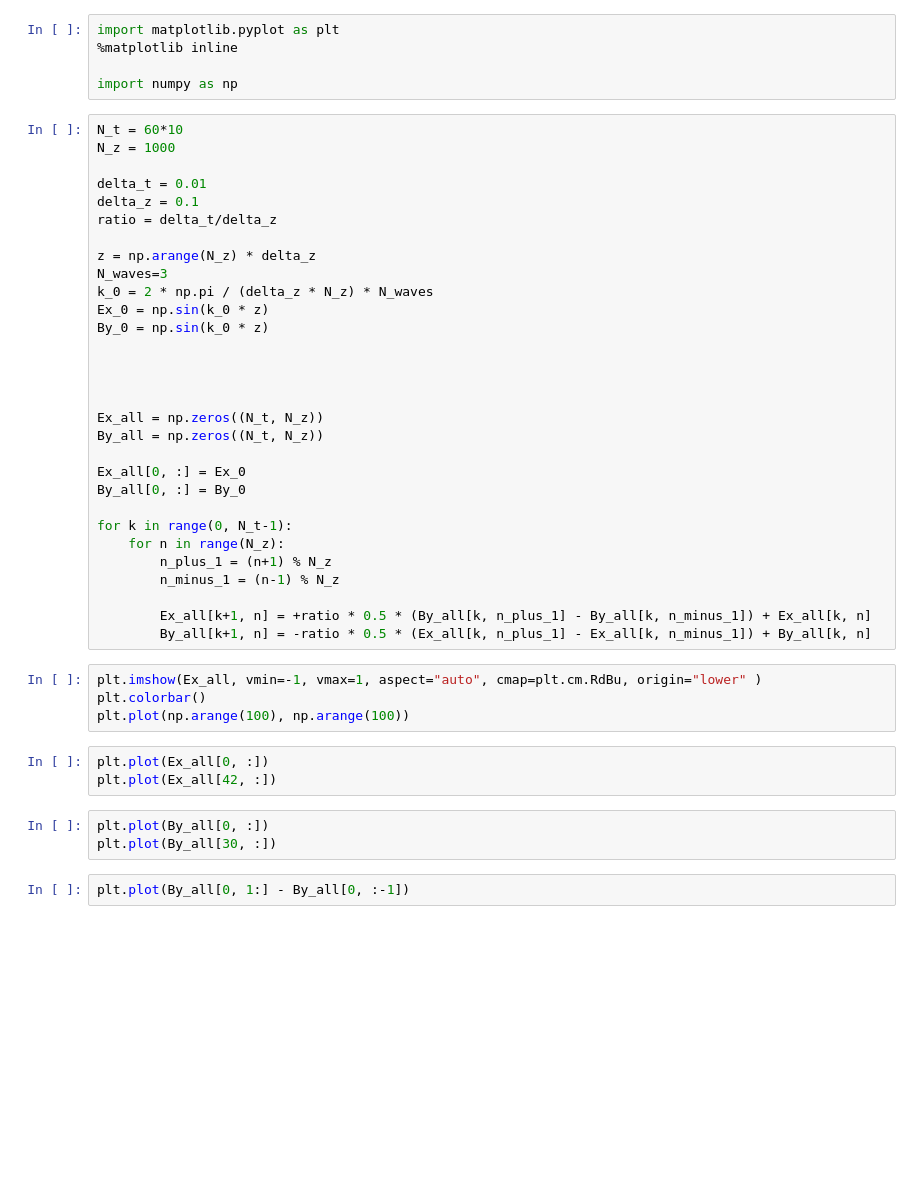
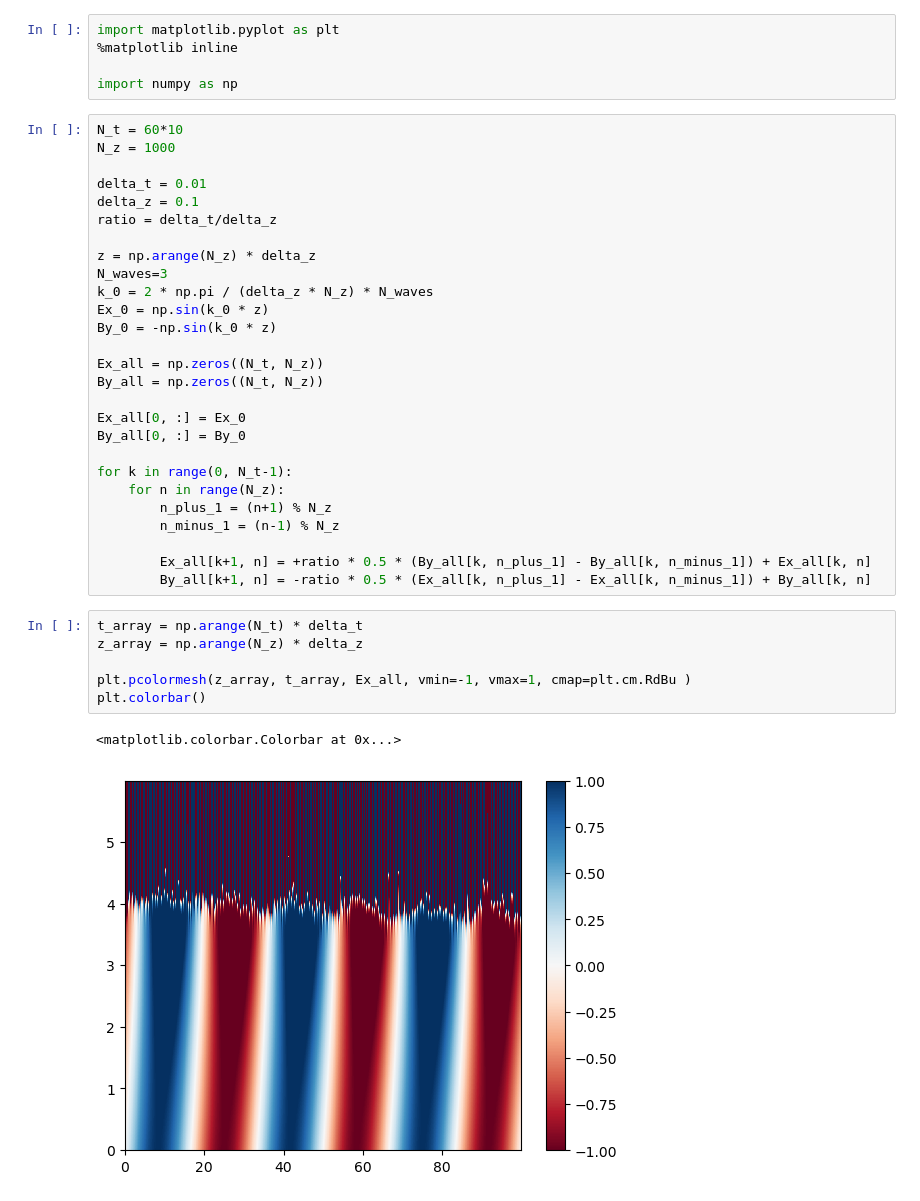
Before and after one commit to PrometheusPi/particle-in-cell_tutorial, a Jupyter notebook: 01_Electromagnetics_in_1D_with_Yee.ipynb, the cells around one changed output. Drawn from its saved outputs; the diff is of its cells as text; blank space fills up the shorter version.

```diff
--- a/01_Electromagnetics_in_1D_with_Yee.ipynb
+++ b/01_Electromagnetics_in_1D_with_Yee.ipynb
@@ -173,10 +173,7 @@ z = np.arange(N_z) * delta_z
 N_waves=3
 k_0 = 2 * np.pi / (delta_z * N_z) * N_waves
 Ex_0 = np.sin(k_0 * z)
-By_0 = np.sin(k_0 * z)
-
-
-
+By_0 = -np.sin(k_0 * z)
 
 Ex_all = np.zeros((N_t, N_z))
 By_all = np.zeros((N_t, N_z))
@@ -191,15 +188,12 @@ for k in range(0, N_t-1):
 
         Ex_all[k+1, n] = +ratio * 0.5 * (By_all[k, n_plus_1] - By_all[k, n_minus_1]) + Ex_all[k, n]
         By_all[k+1, n] = -ratio * 0.5 * (Ex_all[k, n_plus_1] - Ex_all[k, n_minus_1]) + By_all[k, n]
-# %%
-plt.imshow(Ex_all, vmin=-1, vmax=1, aspect="auto", cmap=plt.cm.RdBu, origin="lower" )
-plt.colorbar()
-plt.plot(np.arange(100), np.arange(100))
-# %%
-plt.plot(Ex_all[0, :])
-plt.plot(Ex_all[42, :])
-# %%
-plt.plot(By_all[0, :])
-plt.plot(By_all[30, :])
-# %%
-plt.plot(By_all[0, 1:] - By_all[0, :-1])
+# %%
+t_array = np.arange(N_t) * delta_t
+z_array = np.arange(N_z) * delta_z
+
+plt.pcolormesh(z_array, t_array, Ex_all, vmin=-1, vmax=1, cmap=plt.cm.RdBu )
+plt.colorbar()
+# %% [output]
+<matplotlib.colorbar.Colorbar at 0x...>
+[figure, added]
```
